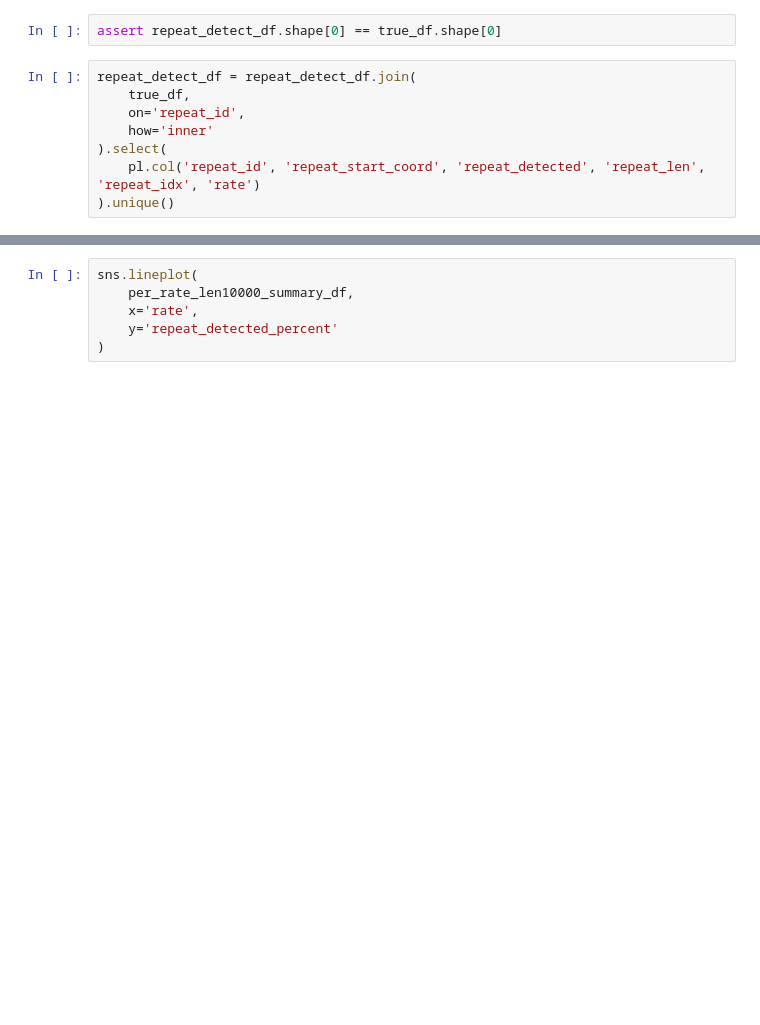
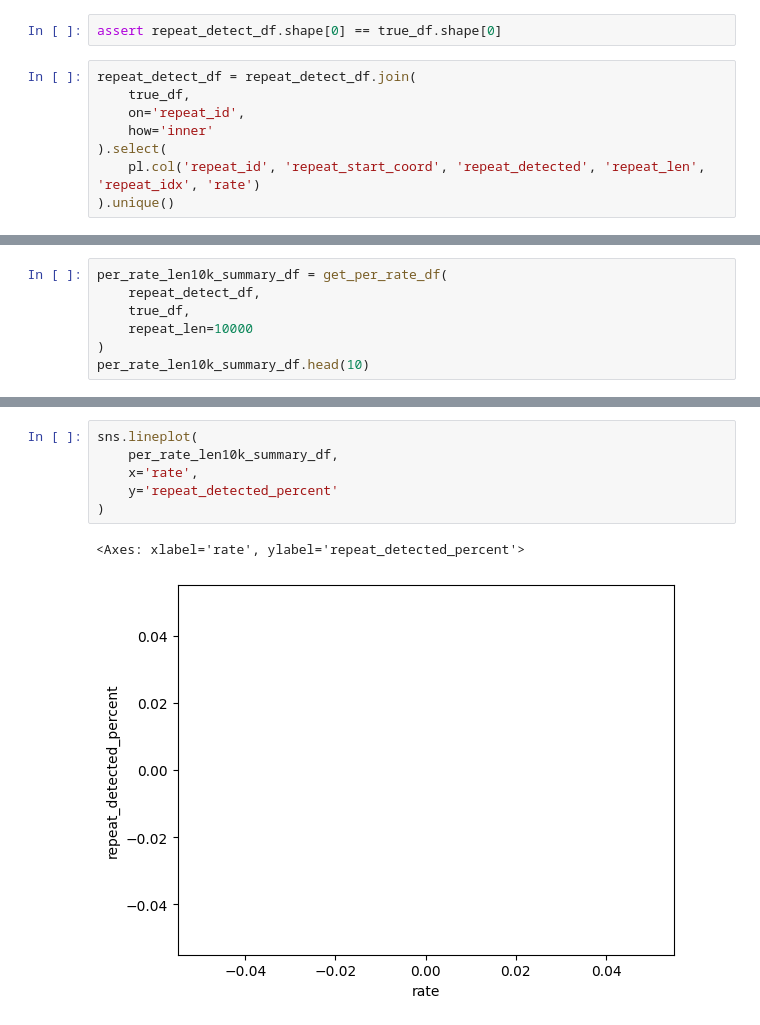
Before and after one commit to masikol/reverlor, a Jupyter notebook: param_selection/test_repeat_detection/tyk_ipynb/explore_basic_recall.ipynb, the cells around one changed output, grey strips where cells are left out. Drawn from its saved outputs; the diff is of its cells as text; blank space fills up the shorter version.

```diff
--- a/param_selection/test_repeat_detection/tyk_ipynb/explore_basic_recall.ipynb
+++ b/param_selection/test_repeat_detection/tyk_ipynb/explore_basic_recall.ipynb
@@ -208,0 +247,7 @@ per_rate_len200_summary_df.head(10)
+# %%
+per_rate_len10k_summary_df = get_per_rate_df(
+    repeat_detect_df,
+    true_df,
+    repeat_len=10000
+)
+per_rate_len10k_summary_df.head(10)
@@ -227,6 +304,9 @@ sns.lineplot(
 # %%
 sns.lineplot(
-    per_rate_len10000_summary_df,
+    per_rate_len10k_summary_df,
     x='rate',
     y='repeat_detected_percent'
 )
+# %% [output]
+<Axes: xlabel='rate', ylabel='repeat_detected_percent'>
+[figure, added]
```
Also changed, not shown: parts of 33 cells of this notebook, 6 other files.
